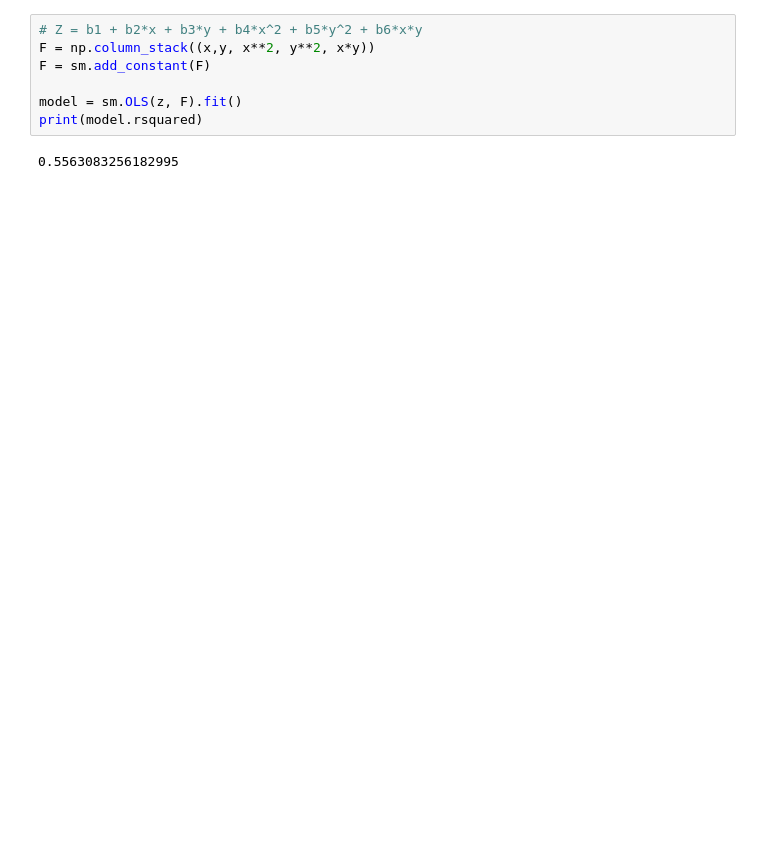
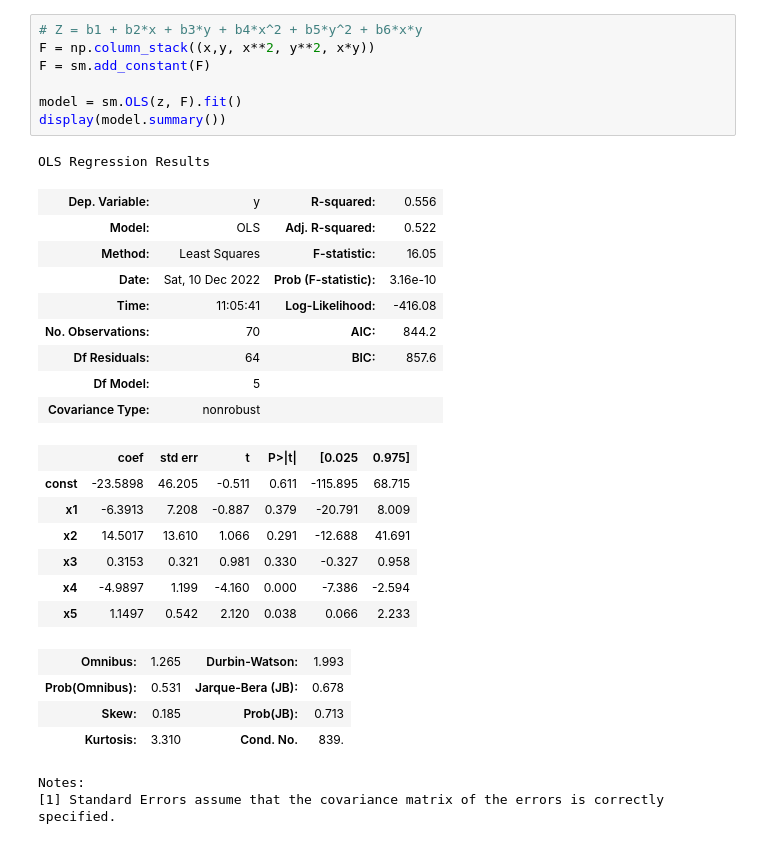
Before and after one commit to DI3GOcze/School-MSP-project, a Jupyter notebook: task2.ipynb, the cells around one changed output. Drawn from its saved outputs; the diff is of its cells as text; blank space fills up the shorter version.

```diff
--- a/task2.ipynb
+++ b/task2.ipynb
@@ -12,10 +19,32 @@ z = df['zi'].to_numpy()
 # %%
 # Z = b1 + b2*x + b3*y + b4*x^2 + b5*y^2 + b6*x*y
 F = np.column_stack((x,y, x**2, y**2, x*y))
 F = sm.add_constant(F)
 
 model = sm.OLS(z, F).fit()
-print(model.rsquared)
+display(model.summary())
 # %% [output]
-0.5563083256182995
+OLS Regression Results
+| Dep. Variable: | y | R-squared: | 0.556 |
+| Model: | OLS | Adj. R-squared: | 0.522 |
+| Method: | Least Squares | F-statistic: | 16.05 |
+| Date: | Sat, 10 Dec 2022 | Prob (F-statistic): | 3.16e-10 |
+| Time: | 11:05:41 | Log-Likelihood: | -416.08 |
+| No. Observations: | 70 | AIC: | 844.2 |
+| Df Residuals: | 64 | BIC: | 857.6 |
+| Df Model: | 5 |  |  |
+| Covariance Type: | nonrobust |  |  |
+|  | coef | std err | t | P>|t| | [0.025 | 0.975] |
+| const | -23.5898 | 46.205 | -0.511 | 0.611 | -115.895 | 68.715 |
+| x1 | -6.3913 | 7.208 | -0.887 | 0.379 | -20.791 | 8.009 |
+| x2 | 14.5017 | 13.610 | 1.066 | 0.291 | -12.688 | 41.691 |
+| x3 | 0.3153 | 0.321 | 0.981 | 0.330 | -0.327 | 0.958 |
+| x4 | -4.9897 | 1.199 | -4.160 | 0.000 | -7.386 | -2.594 |
+| x5 | 1.1497 | 0.542 | 2.120 | 0.038 | 0.066 | 2.233 |
+| Omnibus: | 1.265 | Durbin-Watson: | 1.993 |
+| Prob(Omnibus): | 0.531 | Jarque-Bera (JB): | 0.678 |
+| Skew: | 0.185 | Prob(JB): | 0.713 |
+| Kurtosis: | 3.310 | Cond. No. | 839. |
+Notes:
+[1] Standard Errors assume that the covariance matrix of the errors is correctly specified.
 # %%
```
Also changed, not shown: parts of 12 cells of this notebook, 3 other files.
